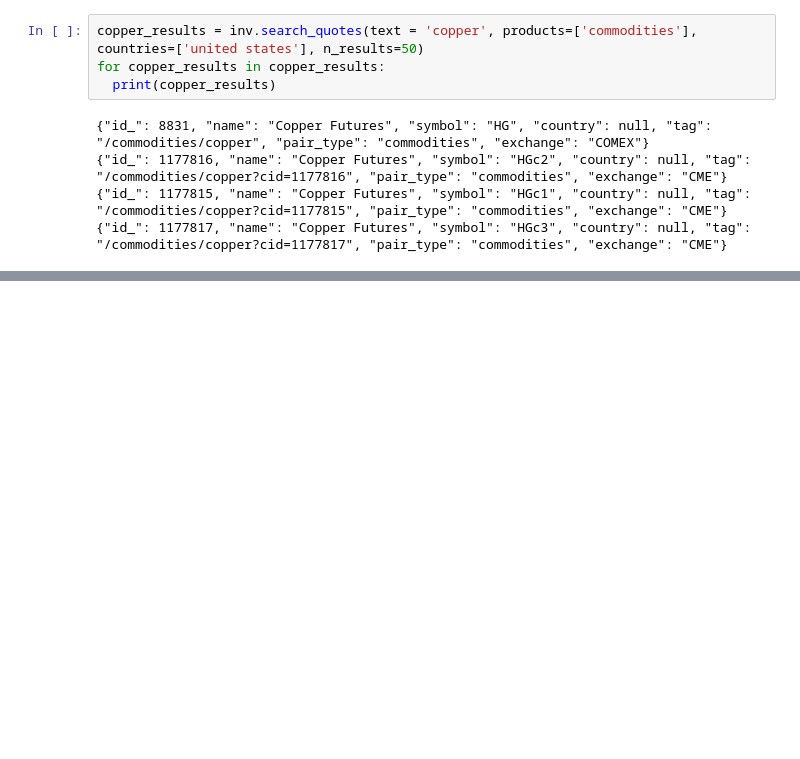
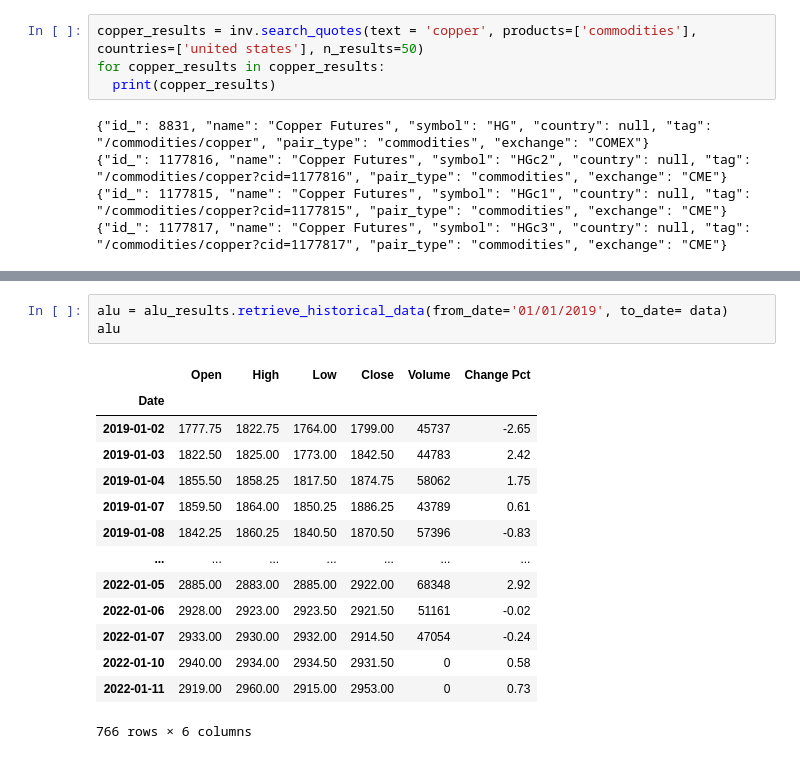
Before and after one commit to MatheusMDi/price, a Jupyter notebook: investpyDINIZ.ipynb, the cells around one changed output, grey strips where cells are left out. Cells and saved outputs as stored; diff of their text form; blank space fills up the shorter version.

```diff
--- a/investpyDINIZ.ipynb
+++ b/investpyDINIZ.ipynb
@@ -65,0 +87,18 @@ Moedas
+# %%
+alu = alu_results.retrieve_historical_data(from_date='01/01/2019', to_date= data)
+alu
+# %% [output]
+|  | Open | High | Low | Close | Volume | Change Pct |
+| Date |  |  |  |  |  |  |
+| 2019-01-02 | 1777.75 | 1822.75 | 1764.00 | 1799.00 | 45737 | -2.65 |
+| 2019-01-03 | 1822.50 | 1825.00 | 1773.00 | 1842.50 | 44783 | 2.42 |
+| 2019-01-04 | 1855.50 | 1858.25 | 1817.50 | 1874.75 | 58062 | 1.75 |
+| 2019-01-07 | 1859.50 | 1864.00 | 1850.25 | 1886.25 | 43789 | 0.61 |
+| 2019-01-08 | 1842.25 | 1860.25 | 1840.50 | 1870.50 | 57396 | -0.83 |
+| ... | ... | ... | ... | ... | ... | ... |
+| 2022-01-05 | 2885.00 | 2883.00 | 2885.00 | 2922.00 | 68348 | 2.92 |
+| 2022-01-06 | 2928.00 | 2923.00 | 2923.50 | 2921.50 | 51161 | -0.02 |
+| 2022-01-07 | 2933.00 | 2930.00 | 2932.00 | 2914.50 | 47054 | -0.24 |
+| 2022-01-10 | 2940.00 | 2934.00 | 2934.50 | 2931.50 | 0 | 0.58 |
+| 2022-01-11 | 2919.00 | 2960.00 | 2915.00 | 2953.00 | 0 | 0.73 |
+766 rows × 6 columns
```
Also changed, not shown: parts of 21 cells of this notebook.
